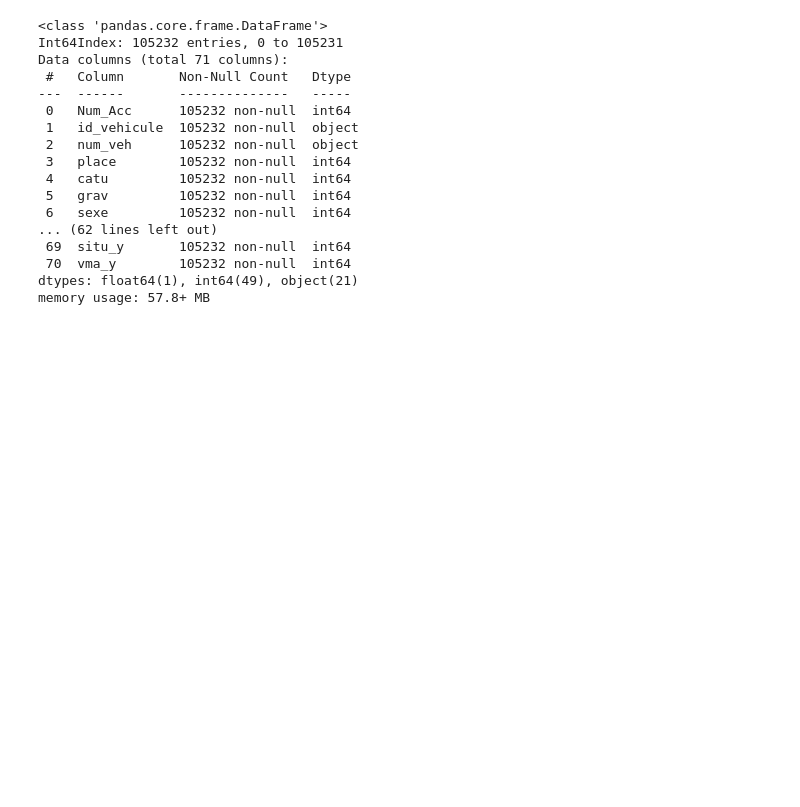
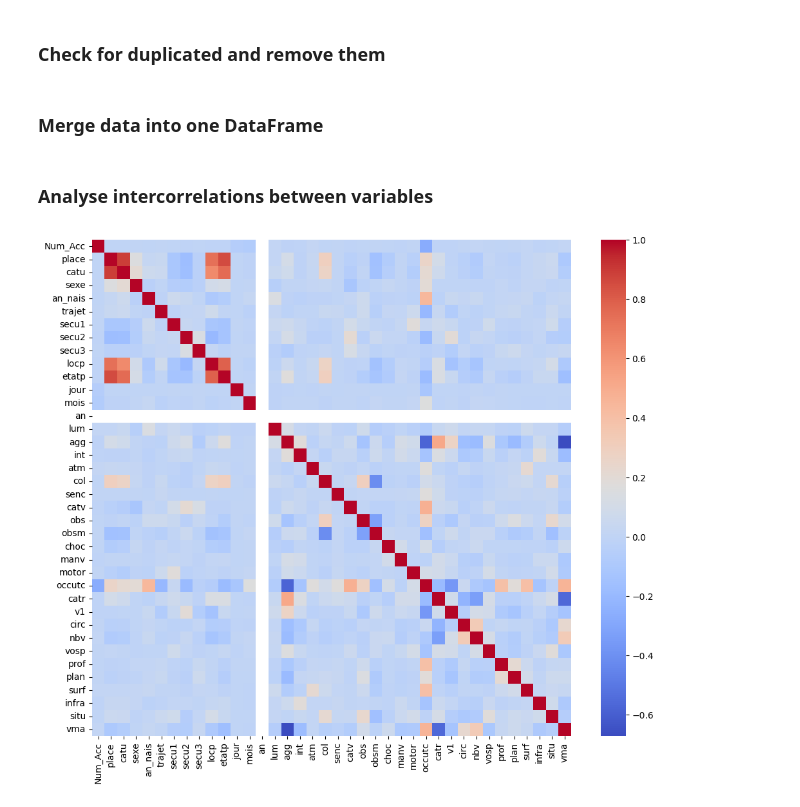
Before and after one commit to nicolascarayon/projet-accidents-routiers, a Jupyter notebook: nico_draft_merge_data.ipynb, the cells around one changed output. Drawn from its saved outputs; the diff is of its cells as text; code cells hidden in the pictures; blank space fills up the shorter version.

Commit message:
Analyze intercorrelation between all features

```diff
--- a/nico_draft_merge_data.ipynb
+++ b/nico_draft_merge_data.ipynb
@@ -27,6 +27,8 @@ df_usagers = dic_usagers[2020]
 df_caract = dic_caract[2020]
 df_vehic = dic_vehic[2020]
 df_lieux = dic_lieux[2020]
+# %% [markdown]
+###  Check for duplicated and remove them
 # %%
 print(df_usagers.duplicated().sum())
 print(df_usagers.drop_duplicates(inplace=True))
@@ -43,10 +45,24 @@ print(df_vehic.duplicated().sum())
 print(df_lieux.duplicated().sum())
 print(df_lieux.drop_duplicates(inplace=True))
 print(df_lieux.duplicated().sum())
+# %% [markdown]
+### Merge data into one DataFrame
 # %%
 df_all = df_usagers.merge(on=['Num_Acc'], right=df_caract, how='left')
 df_all = df_all.merge(on=['Num_Acc', 'id_vehicule', 'num_veh'], right=df_vehic, how='left')
 df_all = df_all.merge(on='Num_Acc', right=df_lieux, how='left')
+# %% [markdown]
+### Analyse intercorrelations between variables
+# %%
+target = df_all['grav']
+data = df_all.drop(columns=['grav'], axis=1)
+
+corr = data.corr()
+
+fig = plt.figure(figsize=(12,10))
+ax = sns.heatmap(corr, annot=False, cmap='coolwarm');
+# %% [output]
+[figure, added]
 # %%
 # print('usagers : ', df_usagers.columns)
 # print('caract : ', df_caract.columns)
@@ -55,20 +71,0 @@ df_all = df_all.merge(on='Num_Acc', right=df_lieux, how='left')
-# %%
-df_all.info()
-# %% [output]
-<class 'pandas.core.frame.DataFrame'>
-Int64Index: 105232 entries, 0 to 105231
-Data columns (total 71 columns):
- #   Column       Non-Null Count   Dtype
----  ------       --------------   -----
- 0   Num_Acc      105232 non-null  int64
- 1   id_vehicule  105232 non-null  object
- 2   num_veh      105232 non-null  object
- 3   place        105232 non-null  int64
- 4   catu         105232 non-null  int64
- 5   grav         105232 non-null  int64
- 6   sexe         105232 non-null  int64
-... (62 lines left out)
- 69  situ_y       105232 non-null  int64
- 70  vma_y        105232 non-null  int64
-dtypes: float64(1), int64(49), object(21)
-memory usage: 57.8+ MB
```
Also changed, not shown: parts of 1 cell of this notebook.
